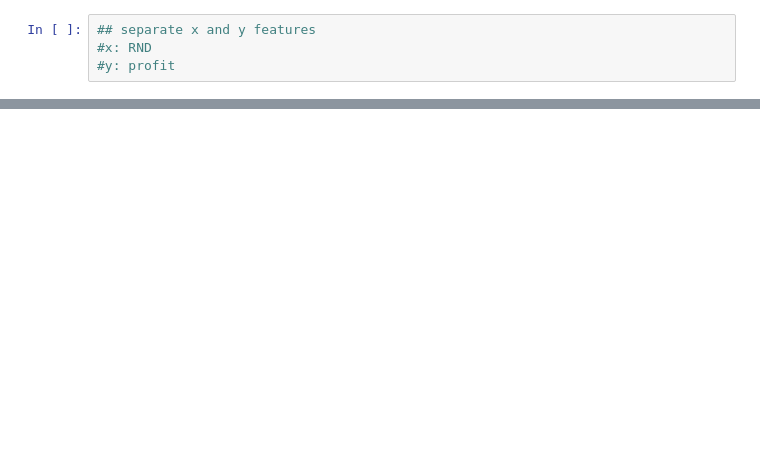
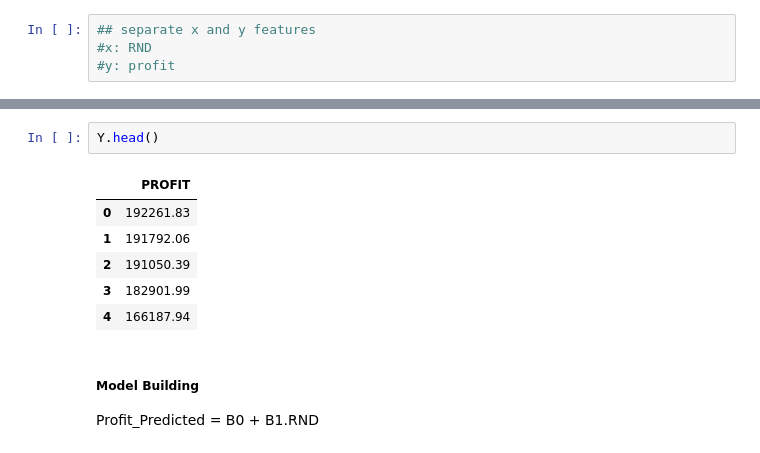
Before and after one commit to kolteanushkaa/Machine-Learning-Projects, a Jupyter notebook: Linear Regression/Simple Linear Regression.ipynb, the cells around one changed output, grey strips where cells are left out. Saved outputs shown, nothing was run; the diff lists cells and outputs as text; blank space fills up the shorter version.

```diff
--- a/Linear Regression/Simple Linear Regression.ipynb
+++ b/Linear Regression/Simple Linear Regression.ipynb
@@ -45,0 +56,12 @@ KeyError: "None of [Index(['Profit'], dtype='str')] are in the [columns]"
+# %%
+Y.head()
+# %% [output]
+|  | PROFIT |
+| 0 | 192261.83 |
+| 1 | 191792.06 |
+| 2 | 191050.39 |
+| 3 | 182901.99 |
+| 4 | 166187.94 |
+# %% [markdown]
+##### Model Building
+Profit_Predicted = B0 + B1.RND
```
Also changed, not shown: parts of 25 cells of this notebook, 1 other file.
